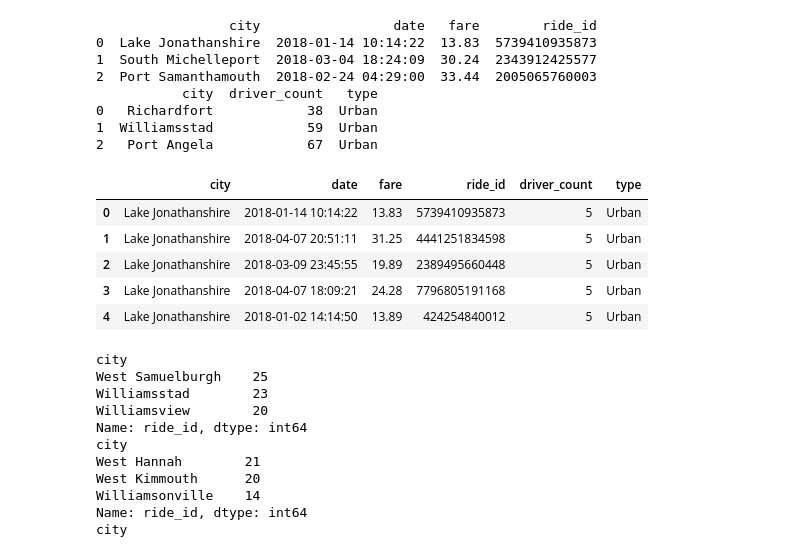
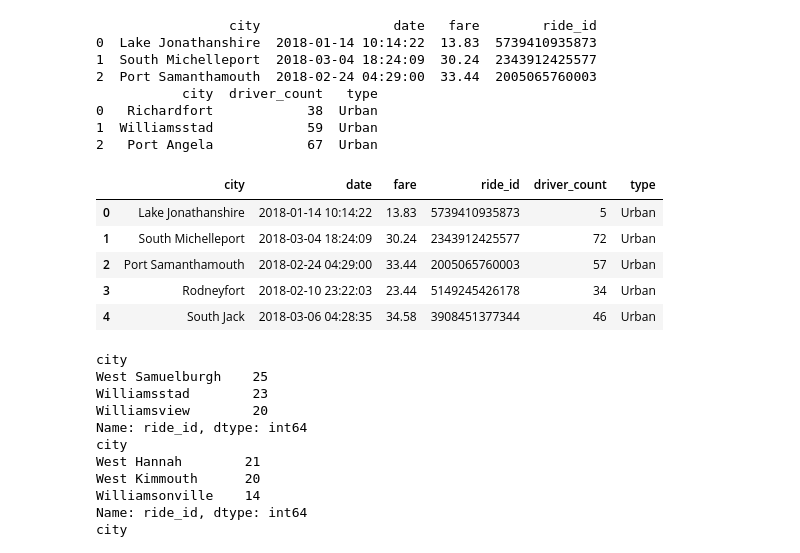
Before and after one commit to advertisingdan/05-MATPLOTLIB-DBA, a Jupyter notebook: 05-MATPLOTLIB-DBA/Pyber/pyber_DBA.ipynb, the cells around one changed output. Cells and saved outputs as stored; diff of their text form; code cells hidden in the pictures.

```diff
--- a/05-MATPLOTLIB-DBA/Pyber/pyber_DBA.ipynb
+++ b/05-MATPLOTLIB-DBA/Pyber/pyber_DBA.ipynb
@@ -37,15 +37,15 @@ print(city_df.head(3))
 1  Williamsstad            59  Urban
 2   Port Angela            67  Urban
 # %%
-ride_city_df = pd.merge( ride_df, city_df, on="city")
+ride_city_df = pd.merge( ride_df, city_df, on="city", how="left")
 ride_city_df.head()
 # %% [output]
 |  | city | date | fare | ride_id | driver_count | type |
 | 0 | Lake Jonathanshire | 2018-01-14 10:14:22 | 13.83 | 5739410935873 | 5 | Urban |
-| 1 | Lake Jonathanshire | 2018-04-07 20:51:11 | 31.25 | 4441251834598 | 5 | Urban |
-| 2 | Lake Jonathanshire | 2018-03-09 23:45:55 | 19.89 | 2389495660448 | 5 | Urban |
-| 3 | Lake Jonathanshire | 2018-04-07 18:09:21 | 24.28 | 7796805191168 | 5 | Urban |
-| 4 | Lake Jonathanshire | 2018-01-02 14:14:50 | 13.89 | 424254840012 | 5 | Urban |
+| 1 | South Michelleport | 2018-03-04 18:24:09 | 30.24 | 2343912425577 | 72 | Urban |
+| 2 | Port Samanthamouth | 2018-02-24 04:29:00 | 33.44 | 2005065760003 | 57 | Urban |
+| 3 | Rodneyfort | 2018-02-10 23:22:03 | 23.44 | 5149245426178 | 34 | Urban |
+| 4 | South Jack | 2018-03-06 04:28:35 | 34.58 | 3908451377344 | 46 | Urban |
 # %%
 # ID three categories of city
 ride_city_df_gp_urban = ride_city_df.loc[ride_city_df["type"]=="Urban"]
```
